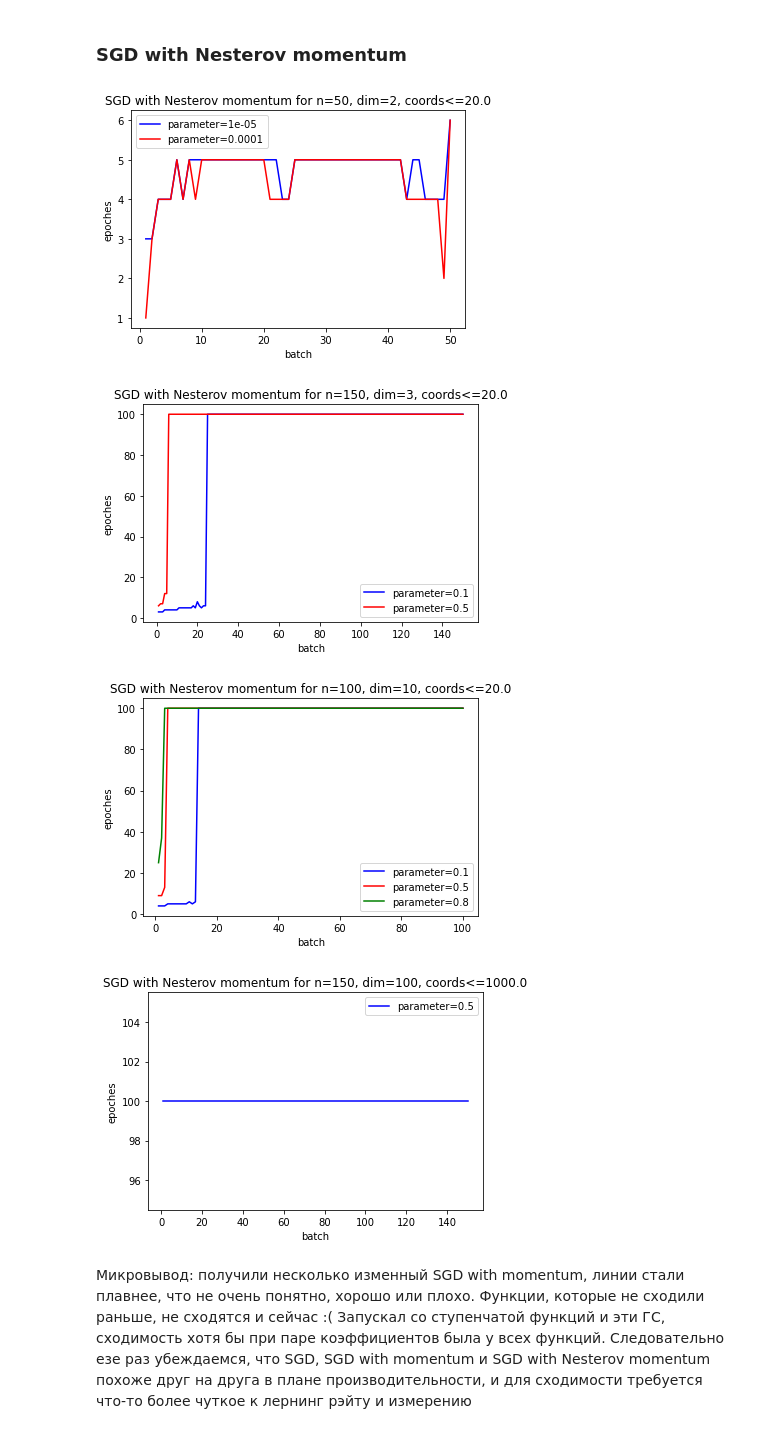
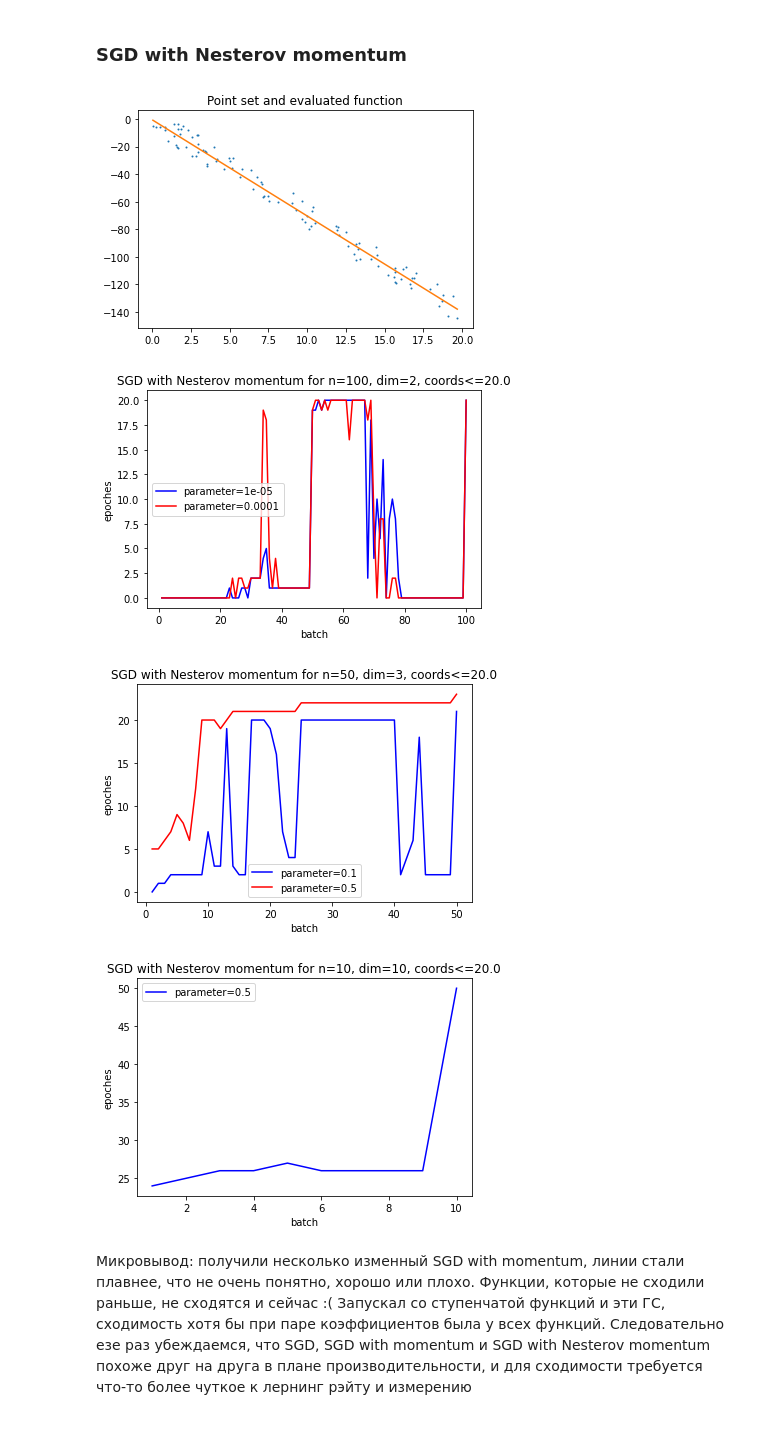
Before and after one commit to Volodka22/MetOpt, a Jupyter notebook: lab2/4-copy.ipynb, the cells around one changed output. Cells and saved outputs as stored; diff of their text form; code cells hidden in the pictures.

```diff
--- a/lab2/4-copy.ipynb
+++ b/lab2/4-copy.ipynb
@@ -140,7 +149,9 @@ def sgd(points, batch_size, gradinet_supplier, starting_coeffs, lr, eps, epoches
         to = min(batch_index + batch_size, len(order))
         current_lr = lr(current_lr, i)
         grad = gradinet_supplier(points, order[batch_index : to], coeffs)
-        coeffs_step = coeffs - current_lr * grad
+        coeffs_step = coeffs - current_lr * np.asarray(grad)
+
+        # print(coeffs_step)
 
         if LA.norm(coeffs_step - coeffs) <= eps:
             break
@@ -157,7 +168,7 @@ def sgd(points, batch_size, gradinet_supplier, starting_coeffs, lr, eps, epoches
     return [coeffs, history]
 # %%
 constant_lr = (lambda current_lr, epoch: DEFAULT_LR)
-def step_decay(lr, epoch, epochs_drop = 2, drop = 0.5):
+def step_decay(lr, epoch, epochs_drop = 20, drop = 0.5):
    return lr * pow(drop, floor((1 + epoch) / epochs_drop))
 
 colors = ["blue", "red", "green", "orange", "purple", "yellow", "pink", "brown", "black", "magenta"]
@@ -206,6 +223,16 @@ def print_loss_function_epochs(points, batch, lr = constant_lr, gd = sgd, name =
     plt.ylabel("loss function value")
     plt.title("loss function by " + name + " for n=" + str(points.n) + ", dim=" + str(points.dim) + ", coords<=" + str(points.coords_bound))
     plt.show()
+# %%
+
+def print_2d_result(points, lr = constant_lr, gd = sgd, param_1 = 0, param_2 = 0):
+    # print("here")
+    result = gd(points, points.n // 2, loss_function_grad, np.asarray([0.] * (points.dim)), lr, 1e-6, EPOCH_MAX, param_1, param_2)
+    plt.plot(points.x, points.y, 'o', markersize=1)
+    grid = np.linspace(np.min(points.x), np.max(points.x), 1000)
+    plt.title('Point set and evaluated function')
+    plt.plot(grid, result[0][0] * grid + result[0][1])
+    plt.show()
 # %% [markdown]
 ##### Запуски SGD, minibatch SGD, GD на различных наборах точек:
 # %%
@@ -389,18 +416,22 @@ print_batch_size_analyze(input_large, lr = step_decay, gd=sgd_with_momentum, nam
 #   betta - parameter
 #   grad - previous step gradined
 def nesterov_loss_function_grad(points, ids, coeffs, betta, grad):
-    a = np.asarray(coeffs[0 : points.dim - 1], dtype=np.float64)
-    b = np.asarray(coeffs[points.dim - 1], dtype=np.float64)
-    grad_a = np.asarray([0.] * len(a))
-    grad_b = 0.
-    prev_grad_a = grad[0 : points.dim - 1]
-    prev_grad_b = grad[points.dim - 1]
+    result = np.asarray([0.] * points.dim)
     for i in ids:
-        x = np.asarray(points.x[i] - betta * prev_grad_a + 1e-6, dtype=np.float64)
-        y = np.asarray(points.y[i] - betta * prev_grad_b + 1e-6, dtype=np.float64)
-        grad_a += 2 * (a @ x + b - y) * x
-        grad_b += 2 * (a @ x + b - y)
-    return np.append(grad_a, grad_b)
+        result += gradient_compute(points, coeffs - betta * grad, i)
+    return result
+    # a = np.asarray(coeffs[0 : points.dim - 1], dtype=np.float64)
+    # b = np.asarray(coeffs[points.dim - 1], dtype=np.float64)
+    # grad_a = np.asarray([0.] * len(a))
+    # grad_b = 0.
+    # prev_grad_a = grad[0 : points.dim - 1]
+    # prev_grad_b = grad[points.dim - 1]
+    # for i in ids:
+    #     x = np.asarray(points.x[i] - betta * prev_grad_a + 1e-6, dtype=np.float64)
+    #     y = np.asarray(points.y[i] - betta * prev_grad_b + 1e-6, dtype=np.float64)
+    #     grad_a += 2 * (a @ x + b - y) * x
+    #     grad_b += 2 * (a @ x + b - y)
+    # return np.append(grad_a, grad_b)
 
 # stochastic gradient descent with Nesterov momentum
 #   point - point_set
@@ -447,17 +478,18 @@ def sgd_with_nesterov_momentum(points, batch_size, _gradinet_supplier, starting_
 
     return [coeffs, history]
 # %%
+print_2d_result(input_2d, step_decay)
 print_batch_size_analyze(input_2d, lr = step_decay, gd=sgd_with_nesterov_momentum, name='SGD with Nesterov momentum', params_1=[1e-5, 1e-4])
 print_batch_size_analyze(input_3d, lr = step_decay, gd=sgd_with_nesterov_momentum, name='SGD with Nesterov momentum', params_1=[0.1, 0.5])
-print_batch_size_analyze(input_small, lr = step_decay, gd=sgd_with_nesterov_momentum, name='SGD with Nesterov momentum', params_1=[0.1, 0.5, 0.8])
+# print_batch_size_analyze(input_small, lr = step_decay, gd=sgd_with_nesterov_momentum, name='SGD with Nesterov momentum', params_1=[0.1, 0.5, 0.8])
 print_batch_size_analyze(input_large, lr = step_decay, gd=sgd_with_nesterov_momentum, name='SGD with Nesterov momentum', params_1=[0.5])
 # print_batch_size_analyze(input_wild, lr = step_decay, gd=sgd_with_nesterov_momentum, name='SGD with Nesterov momentum', params_1=[1e-5, 1e-4])
 # print_batch_size_analyze(input_custom, lr = step_decay, gd=sgd_with_nesterov_momentum, name='SGD with Nesterov momentum', params_1=[1e-5, 1e-4])
 # %% [output]
-[figure, old version]
+[figure, new version]
-[figure, old version]
+[figure, new version]
-[figure, old version]
+[figure, new version]
-[figure, old version]
+[figure, new version]
 # %% [markdown]
 Микровывод: получили несколько изменный SGD with momentum, линии стали плавнее, что не очень понятно, хорошо или плохо. Функции, которые не сходили раньше, не сходятся и сейчас :( Запускал со ступенчатой функций и эти ГС, сходимость хотя бы при паре коэффициентов была у всех функций. Следовательно езе раз убеждаемся, что SGD, SGD with momentum и SGD with Nesterov momentum похоже друг на друга в плане производительности, и для сходимости требуется что-то более чуткое к лернинг рэйту и измерению
 # %% [markdown]
```
Also changed, not shown: parts of 18 cells of this notebook.
